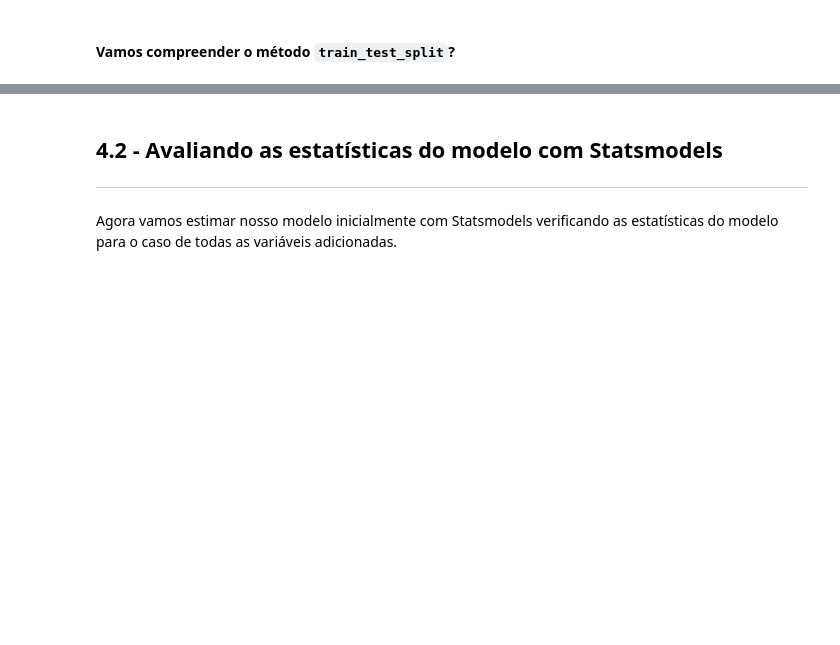
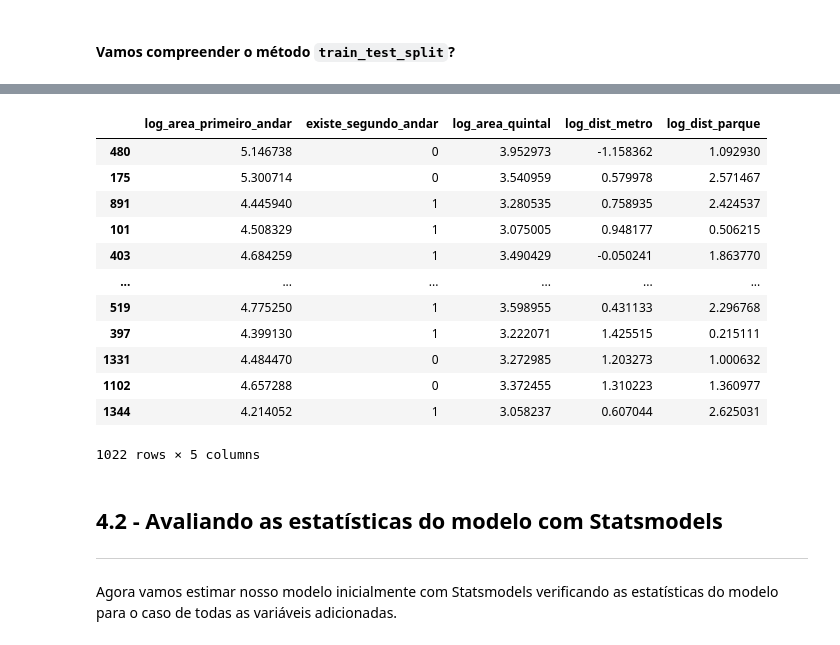
Before and after one commit to arthur-pulini/Machine-Learning-regressao-alura, a Jupyter notebook: Transformando_Variaveis_para_uma_Regressao_Linear/Regressao Linear.ipynb, the cells around one changed output, grey strips where cells are left out. Drawn from its saved outputs; the diff is of its cells as text; code cells hidden in the pictures; blank space fills up the shorter version.

```diff
--- a/Transformando_Variaveis_para_uma_Regressao_Linear/Regressao Linear.ipynb
+++ b/Transformando_Variaveis_para_uma_Regressao_Linear/Regressao Linear.ipynb
@@ -359,3 +391,22 @@ help(train_test_split)
+# %%
+# Dividindo os dados
+X_train, X_test, y_train, y_test = train_test_split(X, y, test_size=0.3, random_state=1991)
+# %%
+X_train
+# %% [output]
+|  | log_area_primeiro_andar | existe_segundo_andar | log_area_quintal | log_dist_metro | log_dist_parque |
+| 480 | 5.146738 | 0 | 3.952973 | -1.158362 | 1.092930 |
+| 175 | 5.300714 | 0 | 3.540959 | 0.579978 | 2.571467 |
+| 891 | 4.445940 | 1 | 3.280535 | 0.758935 | 2.424537 |
+| 101 | 4.508329 | 1 | 3.075005 | 0.948177 | 0.506215 |
+| 403 | 4.684259 | 1 | 3.490429 | -0.050241 | 1.863770 |
+| ... | ... | ... | ... | ... | ... |
+| 519 | 4.775250 | 1 | 3.598955 | 0.431133 | 2.296768 |
+| 397 | 4.399130 | 1 | 3.222071 | 1.425515 | 0.215111 |
+| 1331 | 4.484470 | 0 | 3.272985 | 1.203273 | 1.000632 |
+| 1102 | 4.657288 | 0 | 3.372455 | 1.310223 | 1.360977 |
+| 1344 | 4.214052 | 1 | 3.058237 | 0.607044 | 2.625031 |
+1022 rows × 5 columns
 # %% [markdown]
 ## **4.2 - Avaliando as estatísticas do modelo com Statsmodels**
 
```
Also changed, not shown: parts of 4 cells of this notebook, 1 other file.
